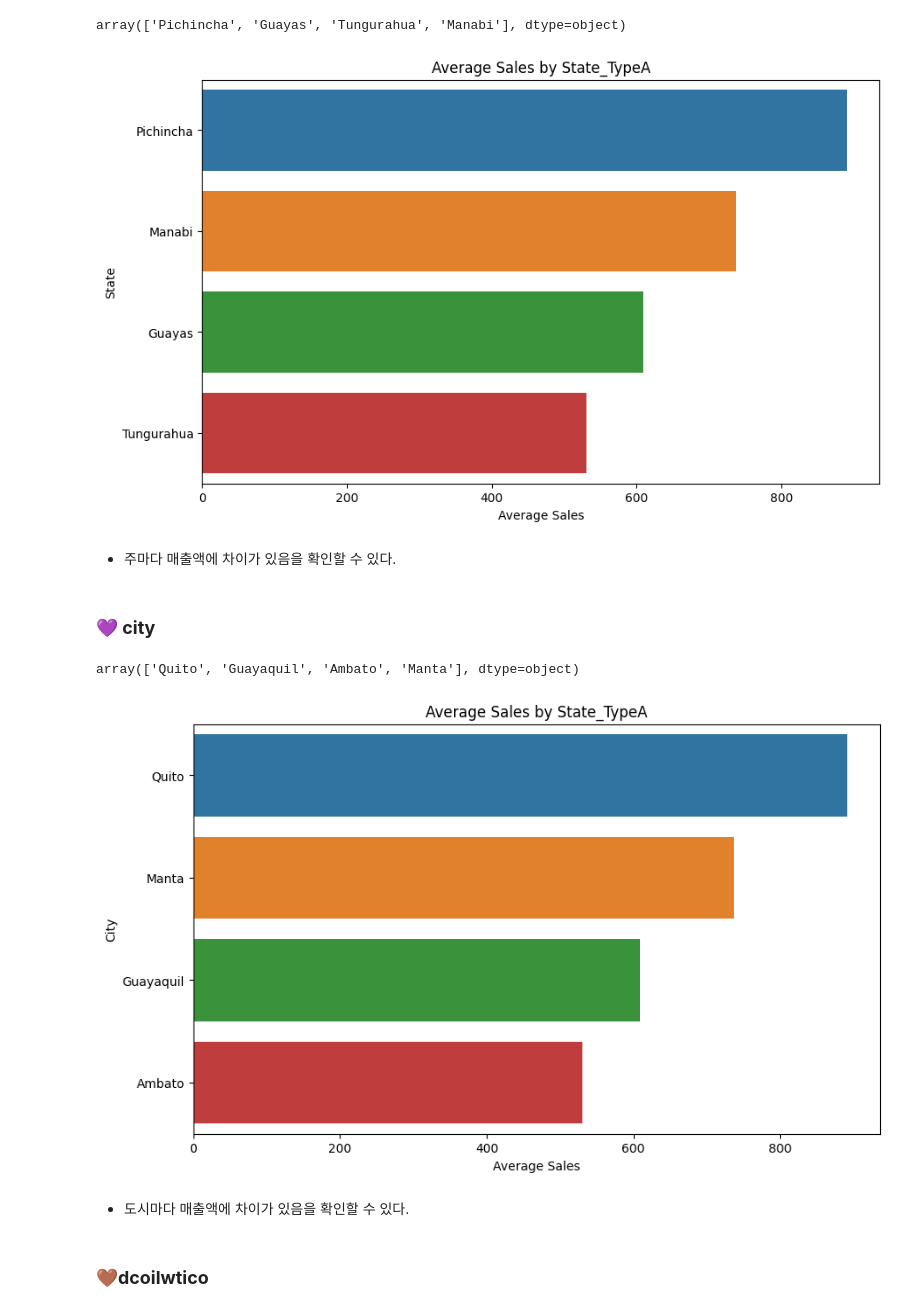
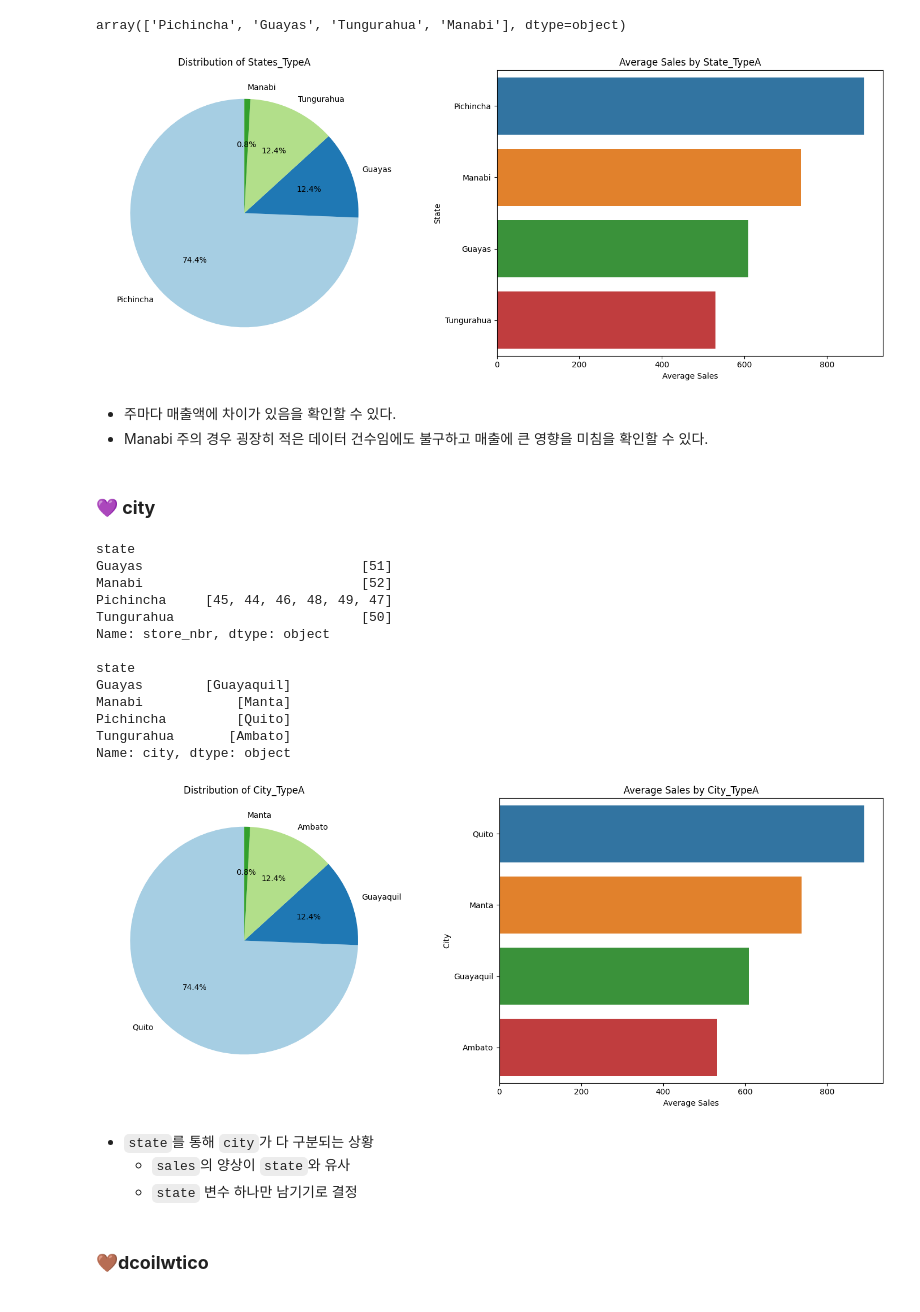
Before and after one commit to rhehgus02/Store-Sales-Forecasting2, a Jupyter notebook: 3_EDA.ipynb, the cells around one changed output. Saved outputs shown, nothing was run; the diff lists cells and outputs as text; code cells hidden in the pictures.

```diff
--- a/3_EDA.ipynb
+++ b/3_EDA.ipynb
@@ -482,51 +636,76 @@ typeA['state'].unique()
 # %% [output]
 array(['Pichincha', 'Guayas', 'Tungurahua', 'Manabi'], dtype=object)
 # %%
-### 각 주별 매출
+plt.figure(figsize=(15, 6))
 
-# 각 state별로 'sales'의 평균을 계산하고, 내림차순으로 정렬
-average_sales_by_family = typeA.groupby('state')['sales'].mean().sort_values(ascending=False)
+# 첫 번째 subplot: 파이 차트
+plt.subplot(1, 2, 1)
+state_counts = typeA['state'].value_counts()
+plt.pie(state_counts, labels=state_counts.index, autopct='%1.1f%%', startangle=90, colors=plt.cm.Paired.colors)
+plt.title('Distribution of States_TypeA')
 
-## 시각화
-plt.figure(figsize=(10, 6))
-sns.barplot(x='sales', y='state', data=typeA, order=average_sales_by_family.index, ci=None)
+# 두 번째 subplot: 막대 그래프
+plt.subplot(1, 2, 2)
+average_sales_by_state = typeA.groupby('state')['sales'].mean().sort_values(ascending=False)
+sns.barplot(x='sales', y='state', data=typeA, order=average_sales_by_state.index, ci=None)
 
-# 그래프 제목 및 레이블 설정
 plt.title('Average Sales by State_TypeA')
 plt.xlabel('Average Sales')
 plt.ylabel('State')
+plt.tight_layout()
 plt.show()
 # %% [output]
-[figure, old version]
+[figure, new version]
 # %% [markdown]
 - 주마다 매출액에 차이가 있음을 확인할 수 있다.
+- Manabi 주의 경우 굉장히 적은 데이터 건수임에도 불구하고 매출에 큰 영향을 미침을 확인할 수 있다.
 # %% [markdown]
 ### **💜 city**
 # %%
 # 고유한 도시(city) 수
 
-typeA['city'].unique()
+print(typeA.groupby('state')['store_nbr'].unique())
+print()
+print(typeA.groupby('state')['city'].unique())
 # %% [output]
-array(['Quito', 'Guayaquil', 'Ambato', 'Manta'], dtype=object)
+state
+Guayas                            [51]
+Manabi                            [52]
+Pichincha     [45, 44, 46, 48, 49, 47]
+Tungurahua                        [50]
+Name: store_nbr, dtype: object
+
+state
+Guayas        [Guayaquil]
+Manabi            [Manta]
+Pichincha         [Quito]
+Tungurahua       [Ambato]
+Name: city, dtype: object
 # %%
-### 각 도시별 매출
+plt.figure(figsize=(15, 6))
 
-# 각 city별로 'sales'의 평균을 계산하고, 내림차순으로 정렬
-average_sales_by_family = typeA.groupby('city')['sales'].mean().sort_values(ascending=False)
+# 첫 번째 subplot: 파이 차트
+plt.subplot(1, 2, 1)
+city_counts = typeA['city'].value_counts()
+plt.pie(city_counts, labels=city_counts.index, autopct='%1.1f%%', startangle=90, colors=plt.cm.Paired.colors)
+plt.title('Distribution of City_TypeA')
 
-## 시각화
-plt.figure(figsize=(10, 6))
-sns.barplot(x='sales', y='city', data=typeA, order=average_sales_by_family.index, ci=None)
+# 두 번째 subplot: 막대 그래프
+plt.subplot(1, 2, 2)
+average_sales_by_city = typeA.groupby('city')['sales'].mean().sort_values(ascending=False)
+sns.barplot(x='sales', y='city', data=typeA, order=average_sales_by_city.index, ci=None)
 
-# 그래프 제목 및 레이블 설정
-plt.title('Average Sales by State_TypeA')
+plt.title('Average Sales by City_TypeA')
 plt.xlabel('Average Sales')
 plt.ylabel('City')
+plt.tight_layout()
 plt.show()
 # %% [output]
-[figure, old version]
+[figure, new version]
-# %% [markdown]
-- 도시마다 매출액에 차이가 있음을 확인할 수 있다.
+# %% [markdown]
+- `state`를 통해 `city`가 다 구분되는 상황
+  - `sales`의 양상이 `state`와 유사
+  - `state` 변수 하나만 남기기로 결정
 # %% [markdown]
 ### **🤎dcoilwtico**
 # %%
```
Also changed, not shown: parts of 97 cells of this notebook.
